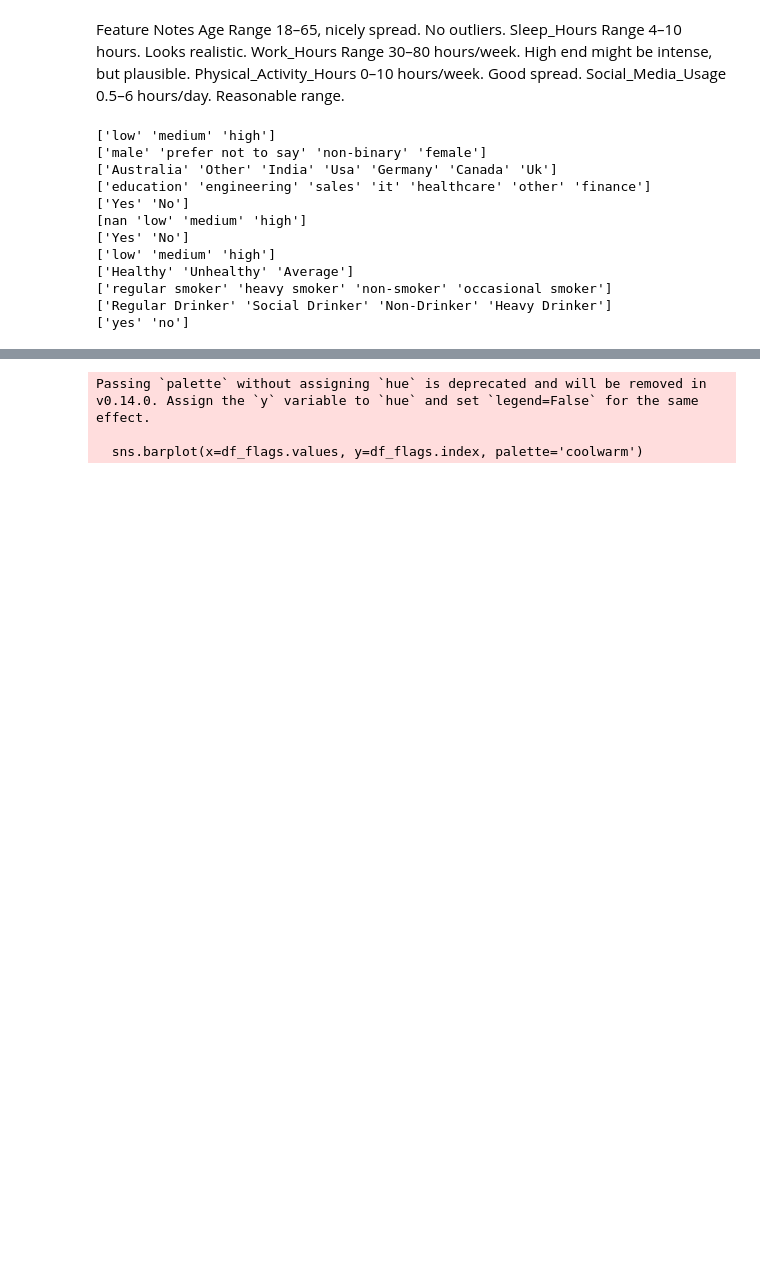
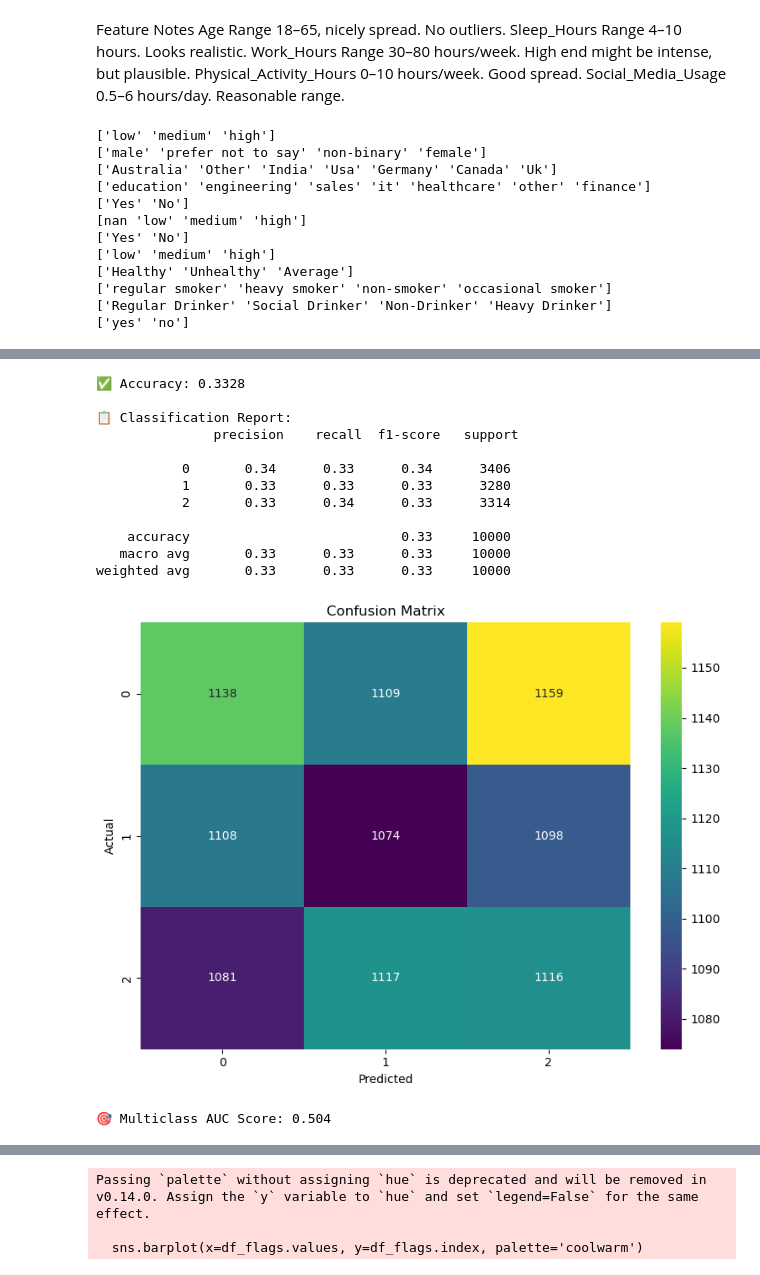
Before and after one commit to Candlaml/Mental-health-predictor, a Jupyter notebook: 1. Data_cleaning & Encoding.ipynb, the cells around one changed output, grey strips where cells are left out. Drawn from its saved outputs; the diff is of its cells as text; code cells hidden in the pictures; blank space fills up the shorter version.

```diff
--- a/1. Data_cleaning & Encoding.ipynb
+++ b/1. Data_cleaning & Encoding.ipynb
@@ -187,0 +789,62 @@ df['Unhealthy_Lifestyle'] = df[['Is_Smoker', 'Is_Drinker', 'Poor_Diet']].sum(axi
+# %%
+#Create composite metric - Random forest with Selected Features
+import pandas as pd
+import numpy as np
+import matplotlib.pyplot as plt
+import seaborn as sns
+from sklearn.model_selection import train_test_split
+from sklearn.ensemble import RandomForestClassifier
+from sklearn.metrics import accuracy_score, classification_report, confusion_matrix, roc_auc_score
+from sklearn.preprocessing import label_binarize
+
+# Step 1: Define selected features and target
+features = ['Recovery_Index', 'Stress_Proxy', 'Sleep_Hours', 'Work_Hours', 'Social_Media_Usage']
+target = 'Stress_Level_Encoded'
+
+# Step 2: Prepare data
+X = df[features]
+y = df[target]
+
+# Step 3: Train-test split
+X_train, X_test, y_train, y_test = train_test_split(X, y, test_size=0.2, random_state=42)
+
+# Step 4: Train Random Forest classifier
+clf = RandomForestClassifier(random_state=42)
+clf.fit(X_train, y_train)
+
+# Step 5: Predict and evaluate
+y_pred = clf.predict(X_test)
+accuracy = accuracy_score(y_test, y_pred)
+print("✅ Accuracy:", round(accuracy, 4))
+print("\n📋 Classification Report:\n", classification_report(y_test, y_pred))
+
+# Step 6: Confusion Matrix
+cm = confusion_matrix(y_test, y_pred)
+plt.figure(figsize=(8, 6))
+sns.heatmap(cm, annot=True, fmt='d', cmap='viridis', xticklabels=np.unique(y), yticklabels=np.unique(y))
+plt.title('Confusion Matrix')
+plt.xlabel('Predicted')
+plt.ylabel('Actual')
+plt.tight_layout()
+plt.show()
+
+# Step 7: AUC Score (Multiclass)
+y_test_bin = label_binarize(y_test, classes=np.unique(y))
+y_pred_prob = clf.predict_proba(X_test)
+auc_score = roc_auc_score(y_test_bin, y_pred_prob, multi_class='ovr')
+print("🎯 Multiclass AUC Score:", round(auc_score, 4))
+# %% [output]
+✅ Accuracy: 0.3328
+
+📋 Classification Report:
+               precision    recall  f1-score   support
+
+           0       0.34      0.33      0.34      3406
+           1       0.33      0.33      0.33      3280
+           2       0.33      0.34      0.33      3314
+
+    accuracy                           0.33     10000
+   macro avg       0.33      0.33      0.33     10000
+weighted avg       0.33      0.33      0.33     10000
+[figure, added]
+🎯 Multiclass AUC Score: 0.504
```
Also changed, not shown: parts of 39 cells of this notebook, 2 other files.
